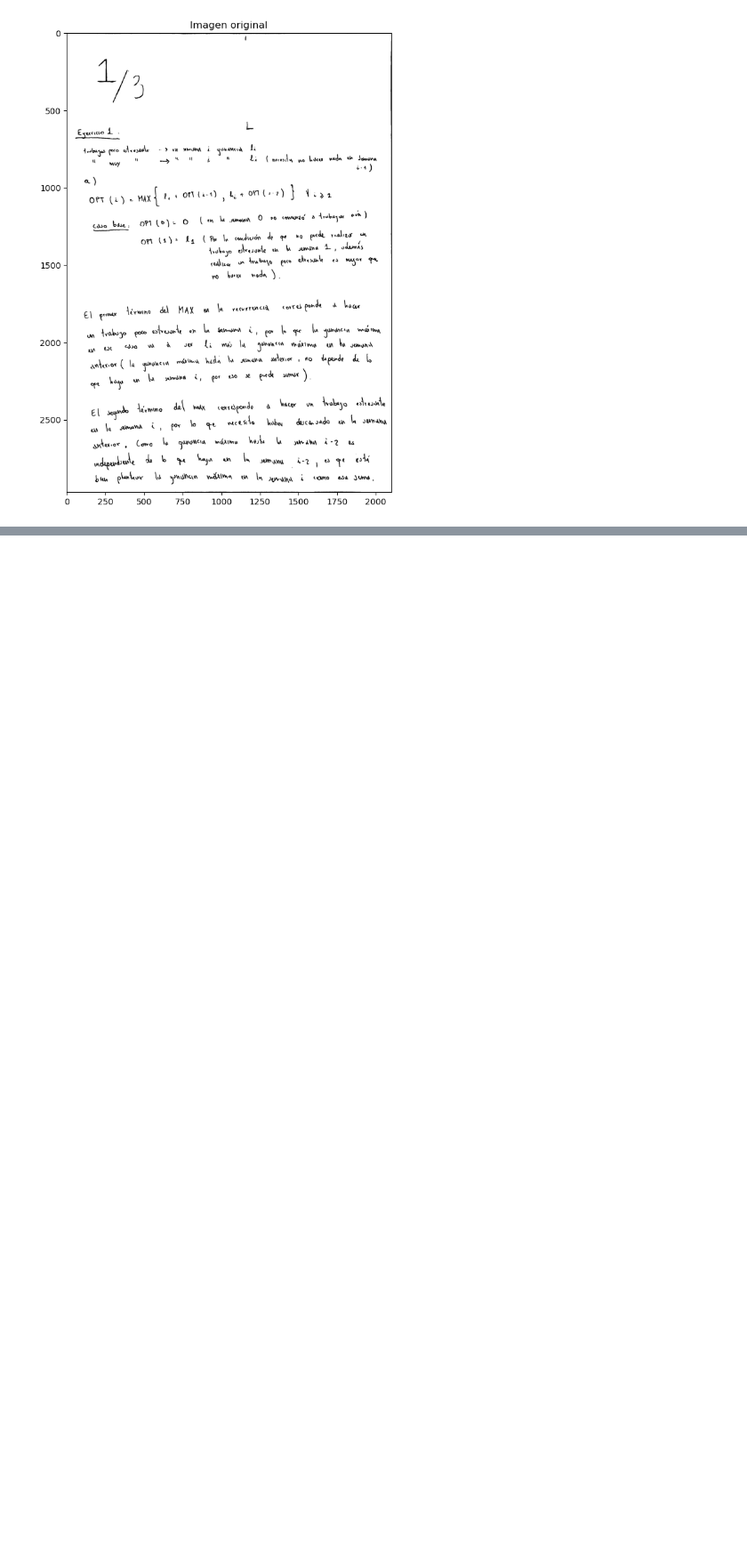
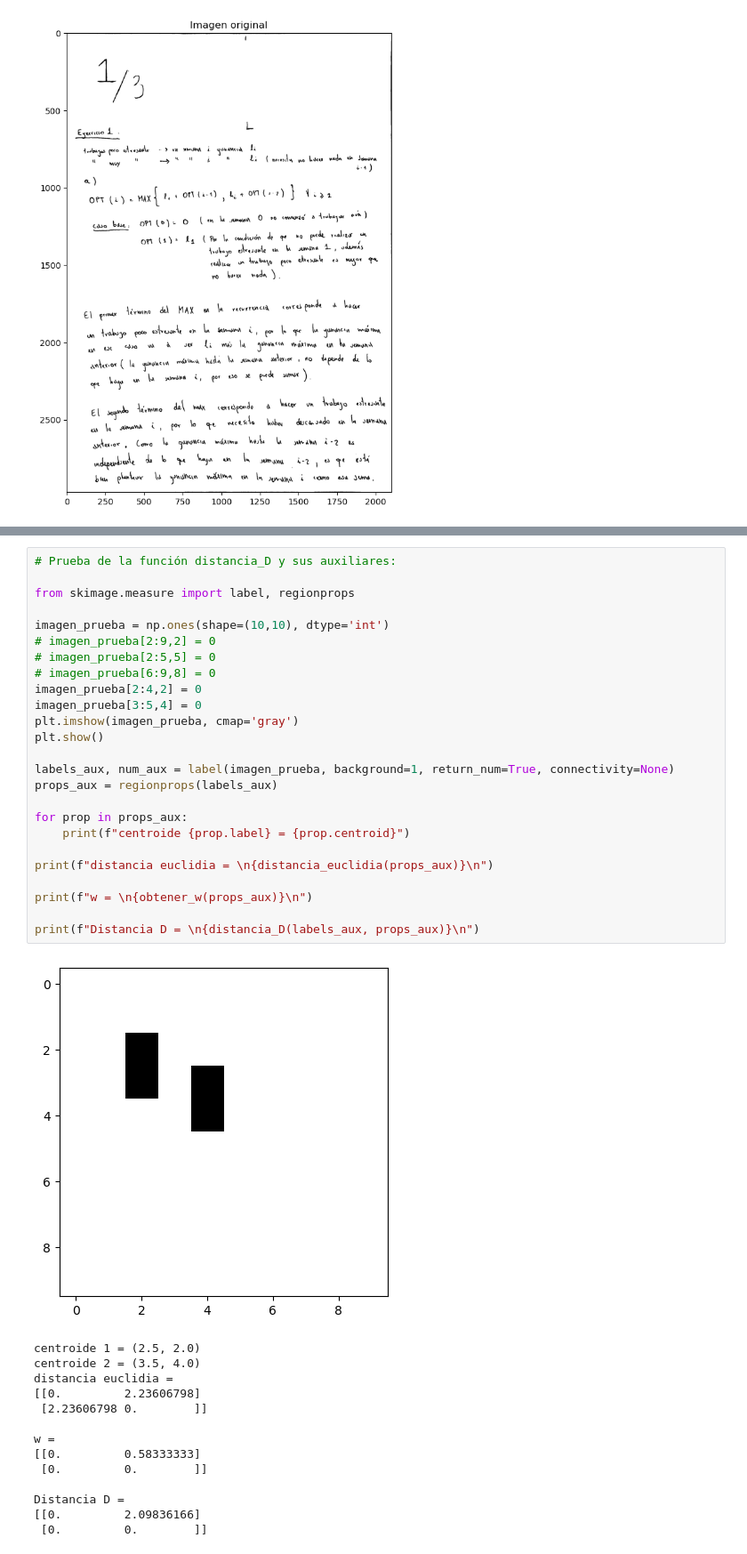
Before and after one commit to nacjck/timag-proyecto, a Jupyter notebook: Untitled.ipynb, the cells around one changed output, grey strips where cells are left out. Shown at 89% size. Drawn from its saved outputs; the diff is of its cells as text; blank space fills up the shorter version.

```diff
--- a/Untitled.ipynb
+++ b/Untitled.ipynb
@@ -287,0 +416,40 @@ plt.show()
+# %%
+# Prueba de la función distancia_D y sus auxiliares:
+
+from skimage.measure import label, regionprops
+
+imagen_prueba = np.ones(shape=(10,10), dtype='int')
+# imagen_prueba[2:9,2] = 0
+# imagen_prueba[2:5,5] = 0
+# imagen_prueba[6:9,8] = 0
+imagen_prueba[2:4,2] = 0
+imagen_prueba[3:5,4] = 0
+plt.imshow(imagen_prueba, cmap='gray')
+plt.show()
+
+labels_aux, num_aux = label(imagen_prueba, background=1, return_num=True, connectivity=None)
+props_aux = regionprops(labels_aux)
+
+for prop in props_aux:
+    print(f"centroide {prop.label} = {prop.centroid}")
+
+print(f"distancia euclidia = \n{distancia_euclidia(props_aux)}\n")
+
+print(f"w = \n{obtener_w(props_aux)}\n")
+
+print(f"Distancia D = \n{distancia_D(labels_aux, props_aux)}\n")
+# %% [output]
+[figure, added]
+centroide 1 = (2.5, 2.0)
+centroide 2 = (3.5, 4.0)
+distancia euclidia =
+[[0.         2.23606798]
+ [2.23606798 0.        ]]
+
+w =
+[[0.         0.58333333]
+ [0.         0.        ]]
+
+Distancia D =
+[[0.         2.09836166]
+ [0.         0.        ]]
```
Also changed, not shown: parts of 5 cells of this notebook.
